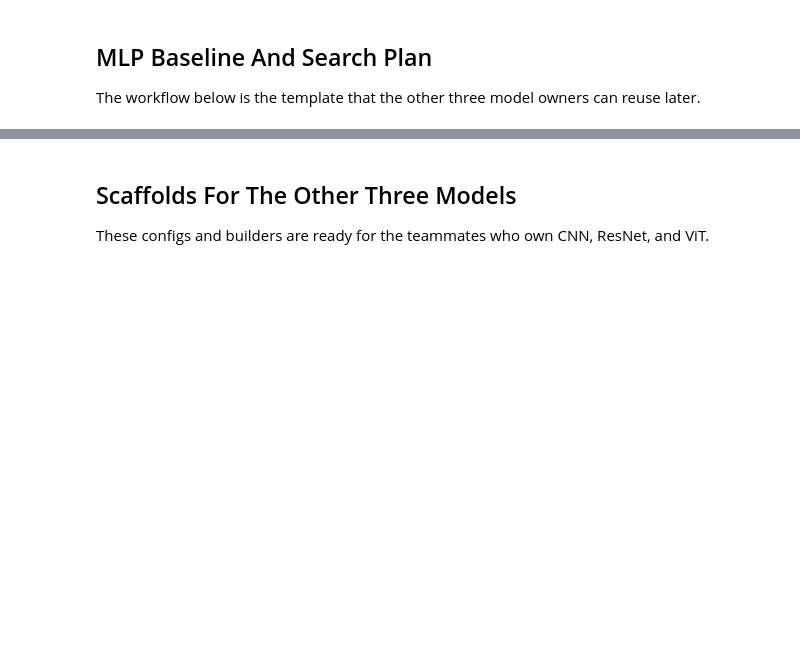
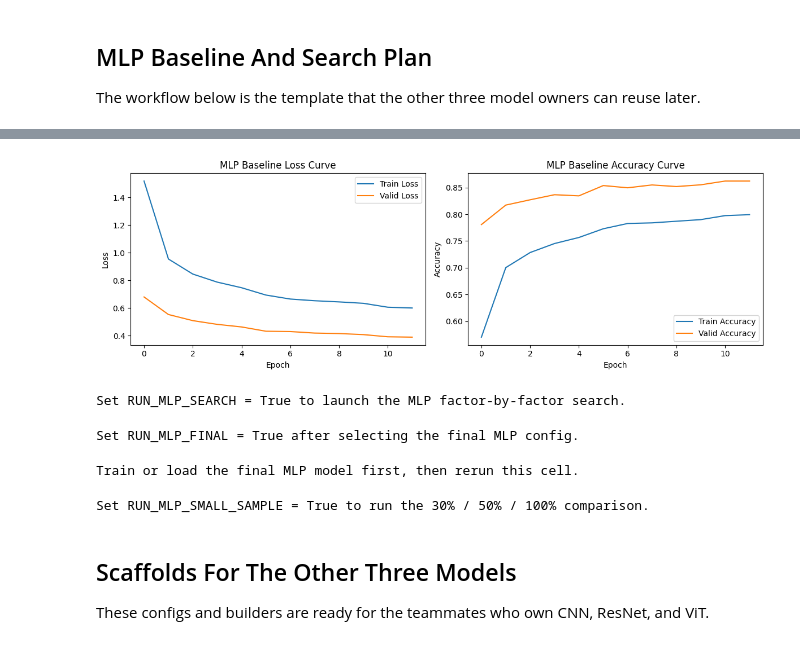
Before and after one commit to rocker011/CV_Group8_HW1, a Jupyter notebook: Group8.ipynb, the cells around one changed output, grey strips where cells are left out. Drawn from its saved outputs; the diff is of its cells as text; code cells hidden in the pictures; blank space fills up the shorter version.

Commit message:
Record baseline status and MLP progress

```diff
--- a/Group8.ipynb
+++ b/Group8.ipynb
@@ -101,24 +144,26 @@ print(f"Trainable parameters: {hw.count_parameters(mlp_preview):,}")
 # %%
 # Keep baseline training opt-in so the notebook is safe to open during collaboration.
-RUN_MLP_BASELINE = False
+RUN_MLP_BASELINE = True
 
 if RUN_MLP_BASELINE:
     mlp_baseline_result = hw.run_training_experiment(
         model_name="mlp_baseline",
         model_builder=hw.build_mlp,
         config=mlp_config,
         loaders=loaders,
         device=device,
         output_dir=project_paths["models"],
     )
     mlp_baseline_curves = hw.plot_training_curves(
         mlp_baseline_result["history"],
         "MLP Baseline",
     )
     mlp_baseline_summary = pd.DataFrame([mlp_baseline_result["summary"]])
     mlp_baseline_summary
 else:
     print("Set RUN_MLP_BASELINE = True to train the baseline model.")
+# %% [output]
+[figure, added]
 # %%
 # Sequential search keeps the best setting from one factor before moving to the next factor.
 RUN_MLP_SEARCH = False
@@ -178,6 +223,8 @@ if RUN_MLP_SEARCH:
 else:
     tuned_mlp_config = copy.deepcopy(mlp_config)
     print("Set RUN_MLP_SEARCH = True to launch the MLP factor-by-factor search.")
+# %% [output]
+Set RUN_MLP_SEARCH = True to launch the MLP factor-by-factor search.
 # %%
 # Train the final MLP using the selected config, then evaluate on the test set.
 RUN_MLP_FINAL = False
@@ -204,6 +251,8 @@ if RUN_MLP_FINAL:
     mlp_metric_table
 else:
     print("Set RUN_MLP_FINAL = True after selecting the final MLP config.")
+# %% [output]
+Set RUN_MLP_FINAL = True after selecting the final MLP config.
 # %%
 # Use the shared visualization hooks once the final MLP checkpoint is ready.
 if "mlp_final_result" in globals():
@@ -224,6 +273,8 @@ if "mlp_final_result" in globals():
     confusion_figure
 else:
     print("Train or load the final MLP model first, then rerun this cell.")
+# %% [output]
+Train or load the final MLP model first, then rerun this cell.
 # %%
 # Reuse the same best MLP config for the required 30% / 50% / 100% small-sample comparison.
 RUN_MLP_SMALL_SAMPLE = False
@@ -241,6 +292,8 @@ if RUN_MLP_SMALL_SAMPLE:
     mlp_small_sample_df
 else:
     print("Set RUN_MLP_SMALL_SAMPLE = True to run the 30% / 50% / 100% comparison.")
+# %% [output]
+Set RUN_MLP_SMALL_SAMPLE = True to run the 30% / 50% / 100% comparison.
 # %% [markdown]
 ## Scaffolds For The Other Three Models
 
```
Also changed, not shown: parts of 5 cells of this notebook, 1 other file.
